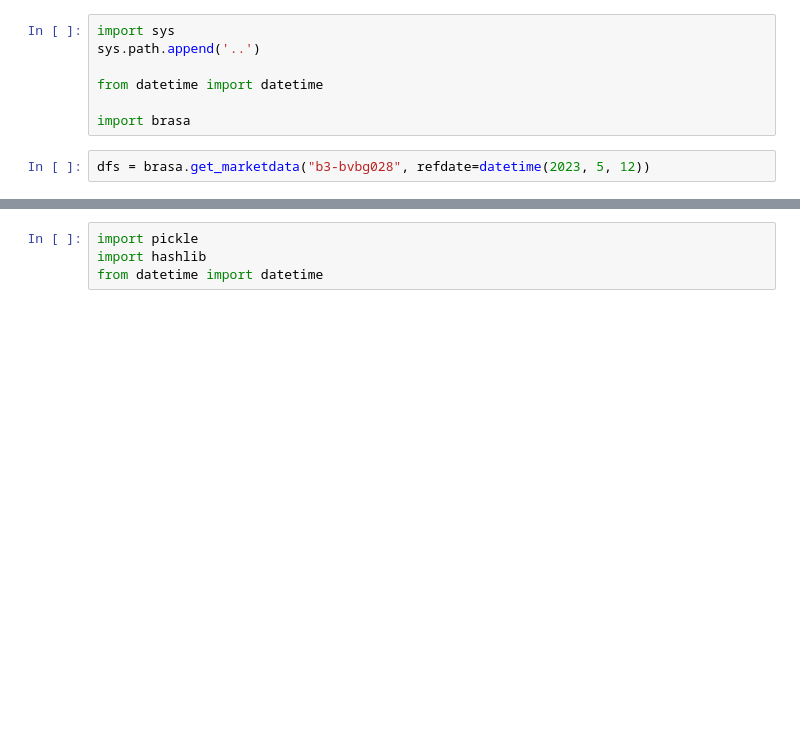
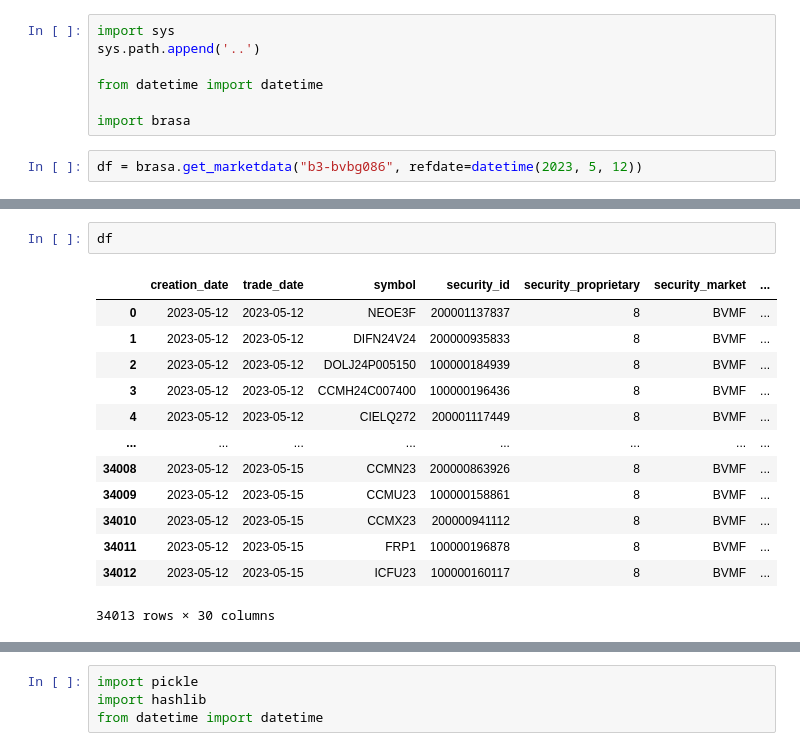
Before and after one commit to wilsonfreitas/brasa, a Jupyter notebook: notebooks/workspace.ipynb, the cells around one changed output, grey strips where cells are left out. Cells and saved outputs as stored; diff of their text form; blank space fills up the shorter version.

Commit message:
implemented cotahist and bvbg086

```diff
--- a/notebooks/workspace.ipynb
+++ b/notebooks/workspace.ipynb
@@ -6,4 +6,4 @@ from datetime import datetime
 
 import brasa
 # %%
-dfs = brasa.get_marketdata("b3-bvbg028", refdate=datetime(2023, 5, 12))
+df = brasa.get_marketdata("b3-bvbg086", refdate=datetime(2023, 5, 12))
@@ -25,0 +10,16 @@ dfs["future_contracts"]
+# %%
+df
+# %% [output]
+|  | creation_date | trade_date | symbol | security_id | security_proprietary | security_market | ... |
+| 0 | 2023-05-12 | 2023-05-12 | NEOE3F | 200001137837 | 8 | BVMF | ... |
+| 1 | 2023-05-12 | 2023-05-12 | DIFN24V24 | 200000935833 | 8 | BVMF | ... |
+| 2 | 2023-05-12 | 2023-05-12 | DOLJ24P005150 | 100000184939 | 8 | BVMF | ... |
+| 3 | 2023-05-12 | 2023-05-12 | CCMH24C007400 | 100000196436 | 8 | BVMF | ... |
+| 4 | 2023-05-12 | 2023-05-12 | CIELQ272 | 200001117449 | 8 | BVMF | ... |
+| ... | ... | ... | ... | ... | ... | ... | ... |
+| 34008 | 2023-05-12 | 2023-05-15 | CCMN23 | 200000863926 | 8 | BVMF | ... |
+| 34009 | 2023-05-12 | 2023-05-15 | CCMU23 | 100000158861 | 8 | BVMF | ... |
+| 34010 | 2023-05-12 | 2023-05-15 | CCMX23 | 200000941112 | 8 | BVMF | ... |
+| 34011 | 2023-05-12 | 2023-05-15 | FRP1 | 100000196878 | 8 | BVMF | ... |
+| 34012 | 2023-05-12 | 2023-05-15 | ICFU23 | 100000160117 | 8 | BVMF | ... |
+34013 rows × 30 columns
```
Also changed, not shown: parts of 2 cells of this notebook, 4 other files.
